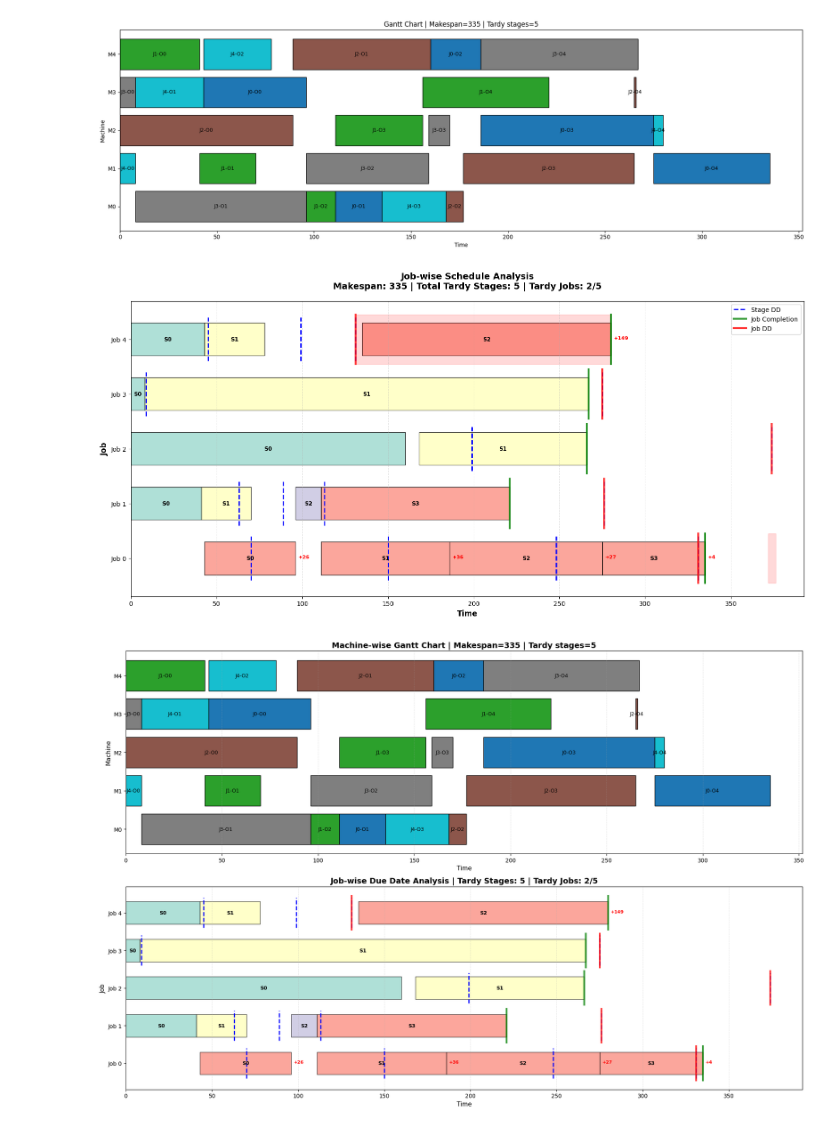
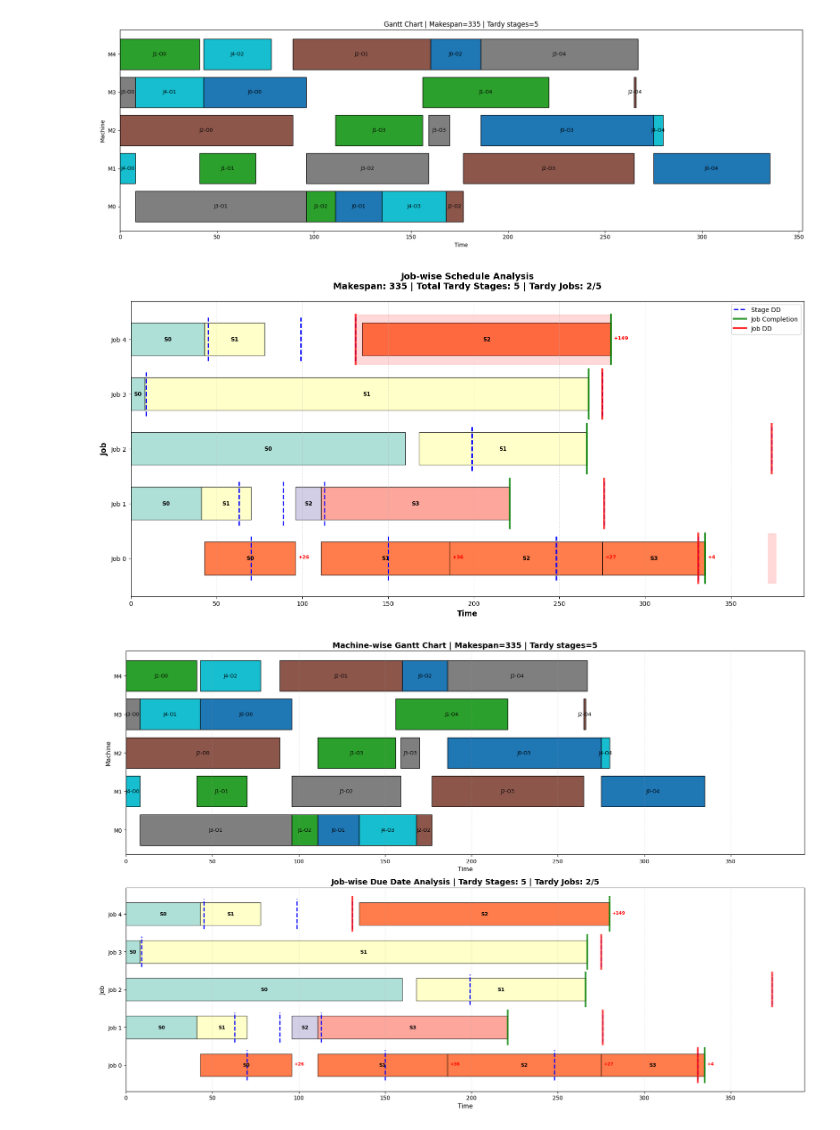
Before and after one commit to linyutsai1113/SelfLabelingJobShop_multiple_objects, a Jupyter notebook: generate_new_instance_and_nsga2_solver.ipynb, the cells around one changed output. Cells and saved outputs as stored; diff of their text form; code cells hidden in the pictures.

Commit message:
draw gantt plot.

```diff
--- a/generate_new_instance_and_nsga2_solver.ipynb
+++ b/generate_new_instance_and_nsga2_solver.ipynb
@@ -1079,7 +1079,7 @@ def plot_job_due_dates(path):
                 job_has_tardy = True
 
             # 畫stage執行時間條
-            color = 'salmon' if is_tardy else colors[s % len(colors)]
+            color = 'orangered' if is_tardy else colors[s % len(colors)]
             ax.barh(j, stage_finish - stage_start, left=stage_start,
                    height=0.6, color=color, alpha=0.7, edgecolor='black', linewidth=1)
 
@@ -1207,7 +1207,7 @@ def plot_both_views(path):
                 total_tardy_stages += 1
                 job_has_tardy = True
 
-            color = 'salmon' if is_tardy else stage_colors[s % len(stage_colors)]
+            color = 'orangered' if is_tardy else stage_colors[s % len(stage_colors)]
             ax2.barh(j, stage_finish - stage_start, left=stage_start,
                     height=0.6, color=color, alpha=0.7, edgecolor='black', linewidth=1)
             ax2.text((stage_start + stage_finish) / 2, j, f'S{s}',
@@ -1228,35 +1228,41 @@ def plot_both_views(path):
         job_completion = max(job_finish[j])
         ax2.plot([job_completion, job_completion], [j - 0.45, j + 0.45],
                 'g-', linewidth=3, alpha=0.8)
 
         job_due = dds[j][-1] if dds[j] else 0
         if job_due > 0:
             ax2.plot([job_due, job_due], [j - 0.45, j + 0.45],
                     'r-', linewidth=3, alpha=0.8)
 
     ax2.set_xlabel('Time', fontsize=11)
     ax2.set_ylabel('Job', fontsize=11)
     ax2.set_yticks(range(J))
     ax2.set_yticklabels([f'Job {j}' for j in range(J)])
     ax2.grid(axis='x', alpha=0.3, linestyle='--')
     ax2.set_title(
         f'Job-wise Due Date Analysis | Tardy Stages: {total_tardy_stages} | Tardy Jobs: {tardy_jobs}/{J}',
         fontsize=14, fontweight='bold'
     )
 
     plt.tight_layout()
+    # 強制對齊兩個子圖的 X 軸（取兩者最大範圍）
+    xlim1 = ax1.get_xlim()
+    xlim2 = ax2.get_xlim()
+    common_xlim = (min(xlim1[0], xlim2[0]), max(xlim1[1], xlim2[1]))
+    ax1.set_xlim(common_xlim)
+    ax2.set_xlim(common_xlim)
     plt.show()
 
 
 # 使用方式：
 # 1. 只畫Job視角
 plot_job_due_dates("training_data/5x5/nsga2_5x5_0001_traindata.jsp")
 
 # 2. 或同時畫兩張圖對比
 plot_both_views("training_data/5x5/nsga2_5x5_0001_traindata.jsp")
 # %% [output]
-[figure, old version]
+[figure, new version]
-[figure, old version]
+[figure, new version]
 # %%
 import matplotlib.pyplot as plt
 import numpy as np
```
Also changed, not shown: parts of 1 cell of this notebook.
